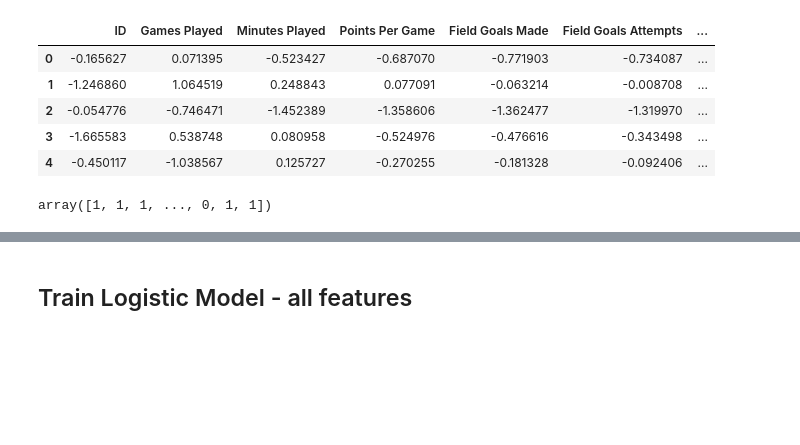
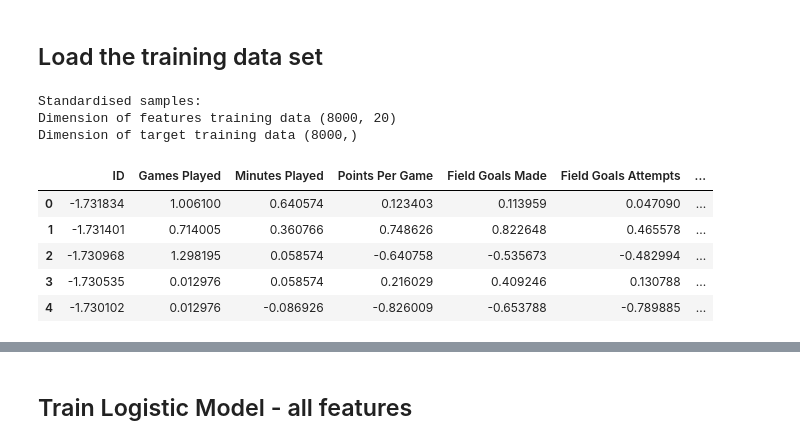
Before and after one commit to aprilgum/adv-dsi-2022-at1-grp4, a Jupyter notebook: nba-career-prediction/notebooks/nommesen_april-week1-logreg1.ipynb, the cells around one changed output, grey strips where cells are left out. Cells and saved outputs as stored; diff of their text form; code cells hidden in the pictures; blank space fills up the shorter version.

```diff
--- a/nba-career-prediction/notebooks/nommesen_april-week1-logreg1.ipynb
+++ b/nba-career-prediction/notebooks/nommesen_april-week1-logreg1.ipynb
@@ -26,36 +5,44 @@ Dimension of targer validation data (1600,)
-# %%
-X_train = pd.DataFrame(X_train,
-             columns=['ID',
-                 'Games Played',
-    'Minutes Played',
-    'Points Per Game',
-    'Field Goals Made',
-    'Field Goals Attempts',
-    'Field Goals Percent',
-    '3Points Made',
-    '3Points Attempts',
-    '3Points Percent',
-    'Free Throw Made',
-    'Free Throw Attempts',
-    'Free Throw Percent',
-    'Offensive Rebounds',
-    'Defensive Rebounds',
-    'Rebounds',
-    'Assists',
-    'Steals',
-    'Blocks',
-    'Turnovers'])
-
-X_train.head()
-# %% [output]
-|  | ID | Games Played | Minutes Played | Points Per Game | Field Goals Made | Field Goals Attempts | ... |
-| 0 | -0.165627 | 0.071395 | -0.523427 | -0.687070 | -0.771903 | -0.734087 | ... |
-| 1 | -1.246860 | 1.064519 | 0.248843 | 0.077091 | -0.063214 | -0.008708 | ... |
-| 2 | -0.054776 | -0.746471 | -1.452389 | -1.358606 | -1.362477 | -1.319970 | ... |
-| 3 | -1.665583 | 0.538748 | 0.080958 | -0.524976 | -0.476616 | -0.343498 | ... |
-| 4 | -0.450117 | -1.038567 | 0.125727 | -0.270255 | -0.181328 | -0.092406 | ... |
-# %%
-
-y_train
-# %% [output]
-array([1, 1, 1, ..., 0, 1, 1])
+# %% [markdown]
+## Load the training data set
+# %%
+df_standard = np.load('../data/processed/df_standard.npy')
+target_var = np.load('../data/processed/target_var.npy')
+
+print("Standardised samples:")
+print("Dimension of features training data", df_standard.shape)
+print("Dimension of target training data", target_var.shape)
+# %% [output]
+Standardised samples:
+Dimension of features training data (8000, 20)
+Dimension of target training data (8000,)
+# %%
+X_ftrain = pd.DataFrame(df_standard,
+             columns=['ID',
+                 'Games Played',
+    'Minutes Played',
+    'Points Per Game',
+    'Field Goals Made',
+    'Field Goals Attempts',
+    'Field Goals Percent',
+    '3Points Made',
+    '3Points Attempts',
+    '3Points Percent',
+    'Free Throw Made',
+    'Free Throw Attempts',
+    'Free Throw Percent',
+    'Offensive Rebounds',
+    'Defensive Rebounds',
+    'Rebounds',
+    'Assists',
+    'Steals',
+    'Blocks',
+    'Turnovers'])
+
+X_ftrain.head()
+# %% [output]
+|  | ID | Games Played | Minutes Played | Points Per Game | Field Goals Made | Field Goals Attempts | ... |
+| 0 | -1.731834 | 1.006100 | 0.640574 | 0.123403 | 0.113959 | 0.047090 | ... |
+| 1 | -1.731401 | 0.714005 | 0.360766 | 0.748626 | 0.822648 | 0.465578 | ... |
+| 2 | -1.730968 | 1.298195 | 0.058574 | -0.640758 | -0.535673 | -0.482994 | ... |
+| 3 | -1.730535 | 0.012976 | 0.058574 | 0.216029 | 0.409246 | 0.130788 | ... |
+| 4 | -1.730102 | 0.012976 | -0.086926 | -0.826009 | -0.653788 | -0.789885 | ... |
```
Also changed, not shown: parts of 32 cells of this notebook, 4 other files.
